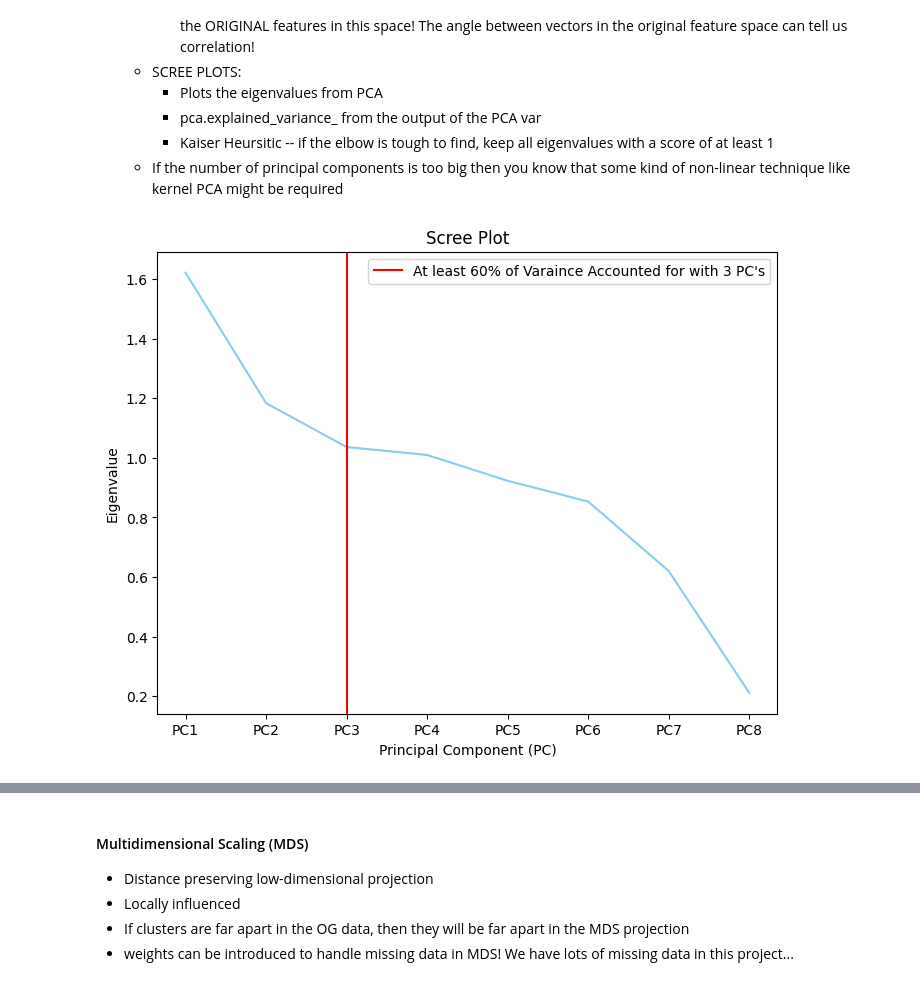
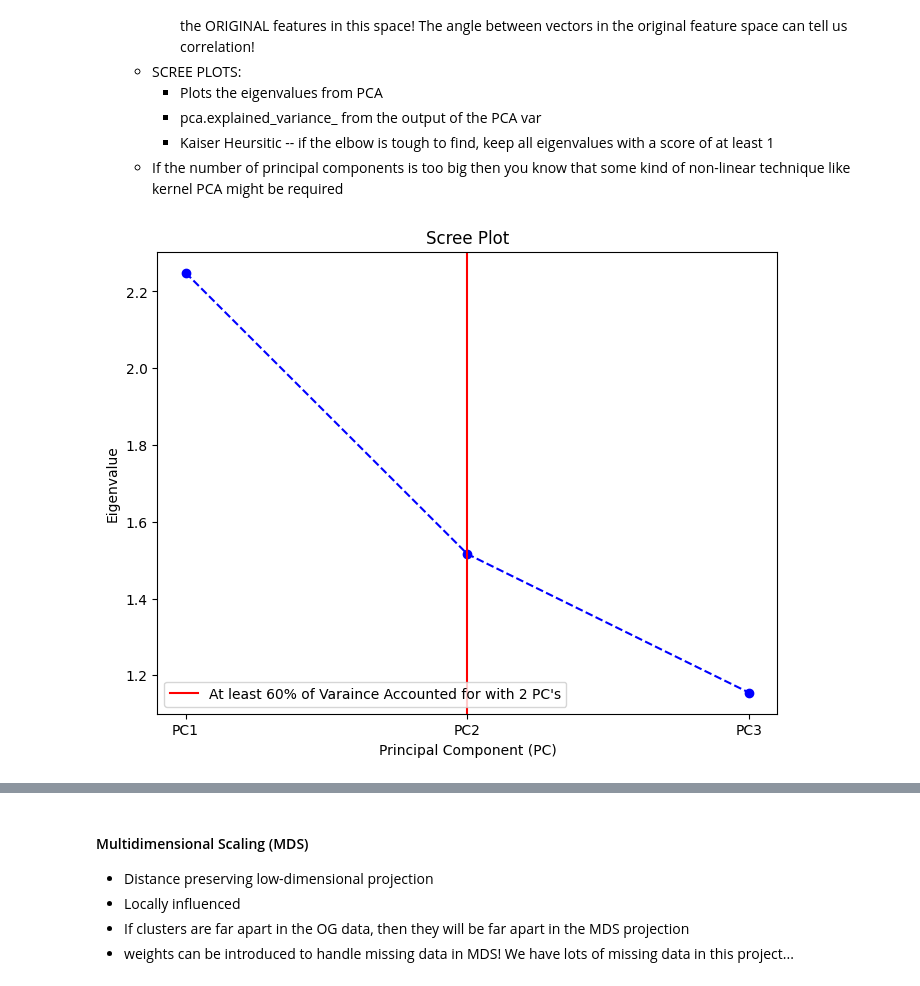
Before and after one commit to mvizzini951/MS2_NIL, a Jupyter notebook: unsupervised.ipynb, the cells around one changed output, grey strips where cells are left out. Drawn from its saved outputs; the diff is of its cells as text; code cells hidden in the pictures.

Commit message:
Updates to traintestsplit and to unsupervised

```diff
--- a/unsupervised.ipynb
+++ b/unsupervised.ipynb
@@ -19,9 +22,9 @@ import matplotlib.pyplot as plt
 from python_scripts.traintestsplit import custom_train_test_split
 # %%
 # Read in the cleaned CSV  for football
-dfFootball = pd.read_csv("cleaned_files/football_clean_unsupervised.csv")
+df = pd.read_csv("cleaned_files/basketball_clean_unsupervised.csv")
 
 # Since we cannot work with any NAN values and we are in the process of data cleaning we are going to ignore these values for now...
-dfFootballClean = dfFootball.dropna()
-print(dfFootballClean.shape)
+dfClean = df.dropna()
+print(dfClean.shape)
 # %% [output]
@@ -29,5 +32,5 @@ print(dfFootballClean.shape)
 # %%
-X_train, y_train, X_valid, y_valid, X_test, y_test = custom_train_test_split(dfFootballClean)
+X_train, y_train, X_valid, y_valid, X_test, y_test = custom_train_test_split(dfClean)
 print(X_train.shape)
 print(y_train.shape)
 # %% [output]
@@ -52,8 +56,9 @@ def dimReductionPrep(X_train):
             take the output from "traintestsplit" and reduce the columns down to only those with numeric features
     """
 
-    cols2Keep = ['HEIGHT_IN', 'WEIGHT_LBS', 'SKILL_', 'COLLDIST_MI',
+    cols2Keep = ['HEIGHT_IN', 'WEIGHT_LBS', 'SKILL', 'COLLDIST_MI',
                  'NUMOFF', 'INSTA_LONG', 'TWIT_LONG', 'TIK_LONG']
+
     X_train_Reduced = X_train[cols2Keep]
 
     return X_train_Reduced
@@ -73,7 +78,7 @@ def dimReductionPrep(X_train):
         - Kaiser Heursitic -- if the elbow is tough to find, keep all eigenvalues with a score of at least 1
     - If the number of principal components is too big then you know that some kind of non-linear technique like kernel PCA might be required
 # %%
-def custom_Scree(X_train_Reduced, n_comp=8, threshold=0.8):
+def custom_PCA_Scree(X_train_Reduced, n_comp=8, threshold=0.8):
     """
         :: Input(s) ::
             X_train_Reduced - training data with only numeric columns
@@ -114,7 +119,9 @@ def custom_Scree(X_train_Reduced, n_comp=8, threshold=0.8):
     plt.figure(figsize=(8,6))
     plt.plot(dfScree['PC'],
              dfScree['eigenvalue'],
-             color='skyblue')
+             color='b',
+             marker='o',
+             linestyle='--')
     plt.xlabel('Principal Component (PC)')
     plt.ylabel('Eigenvalue')
     plt.title('Scree Plot')
@@ -123,14 +130,14 @@ def custom_Scree(X_train_Reduced, n_comp=8, threshold=0.8):
                 color='red',
                 label="At least {:.0f}% of Varaince Accounted for with {} PC's".format(threshold*100, n_components_thresh))
 
-    plt.legend()
+    plt.legend(loc='lower left')
     plt.show()
 
     return None
 # %%
-custom_Scree(dimReductionPrep(X_train), n_comp=8, threshold=0.6)
+custom_PCA_Scree(dimReductionPrep(X_train), n_comp=3, threshold=0.6)
 # %% [output]
-[figure, old version]
+[figure, new version]
 # %%
 def custom_BiPlot(X_train_Reduced):
     """
```
Also changed, not shown: parts of 10 cells of this notebook, 1 other file.
